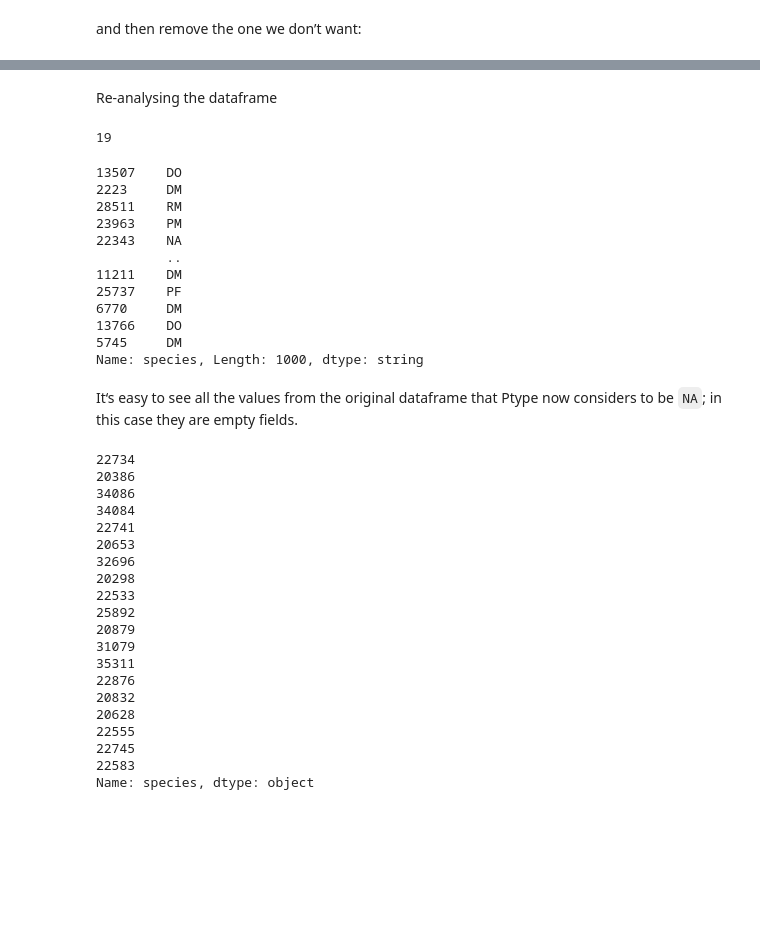
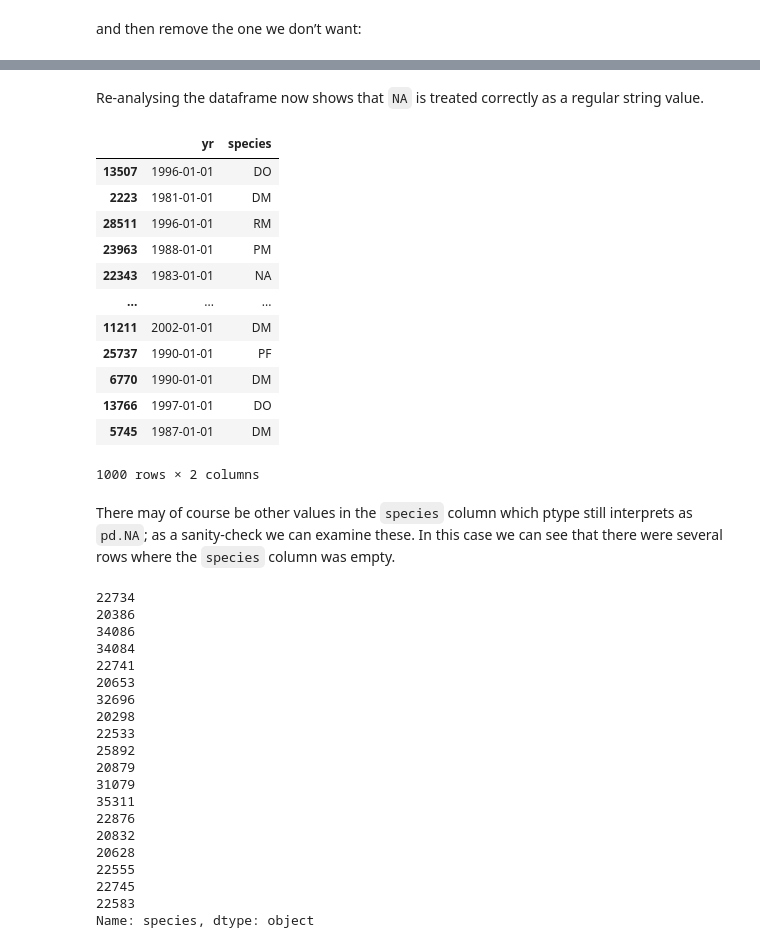
Before and after one commit to alan-turing-institute/ptype, a Jupyter notebook: notebooks/incorrect-missing-data.ipynb, the cells around one changed output, grey strips where cells are left out. Drawn from its saved outputs; the diff is of its cells as text; code cells hidden in the pictures; blank space fills up the shorter version.

```diff
--- a/notebooks/incorrect-missing-data.ipynb
+++ b/notebooks/incorrect-missing-data.ipynb
@@ -102,27 +81,24 @@ ValueError: list.remove(x): x not in list
-# %% [markdown]
-Re-analysing the dataframe
+# %% [markdown]
+Re-analysing the dataframe now shows that `NA` is treated correctly as a regular string value.
 # %%
 df2 = ptype.schema_fit(df).transform(df)
-df2['species'].isnull().sum()
+df2
 # %% [output]
+|  | yr | species |
+| 13507 | 1996-01-01 | DO |
+| 2223 | 1981-01-01 | DM |
+| 28511 | 1996-01-01 | RM |
+| 23963 | 1988-01-01 | PM |
+| 22343 | 1983-01-01 | NA |
+| ... | ... | ... |
+| 11211 | 2002-01-01 | DM |
+| 25737 | 1990-01-01 | PF |
+| 6770 | 1990-01-01 | DM |
+| 13766 | 1997-01-01 | DO |
+| 5745 | 1987-01-01 | DM |
-19
+1000 rows × 2 columns
-# %%
-df2['species']
-# %% [output]
-13507    DO
-2223     DM
-28511    RM
-23963    PM
-22343    NA
-         ..
-11211    DM
-25737    PF
-6770     DM
-13766    DO
-5745     DM
-Name: species, Length: 1000, dtype: string
-# %% [markdown]
-It‘s easy to see all the values from the original dataframe that Ptype now considers to be `NA`; in this case they are empty fields.
+# %% [markdown]
+There may of course be other values in the `species` column which ptype still interprets as `pd.NA`; as a sanity-check we can examine these. In this case we can see that there were several rows where the `species` column was empty.
 # %%
 df['species'][df2['species'].isna()]
 # %% [output]
```
Also changed, not shown: parts of 10 cells of this notebook.
